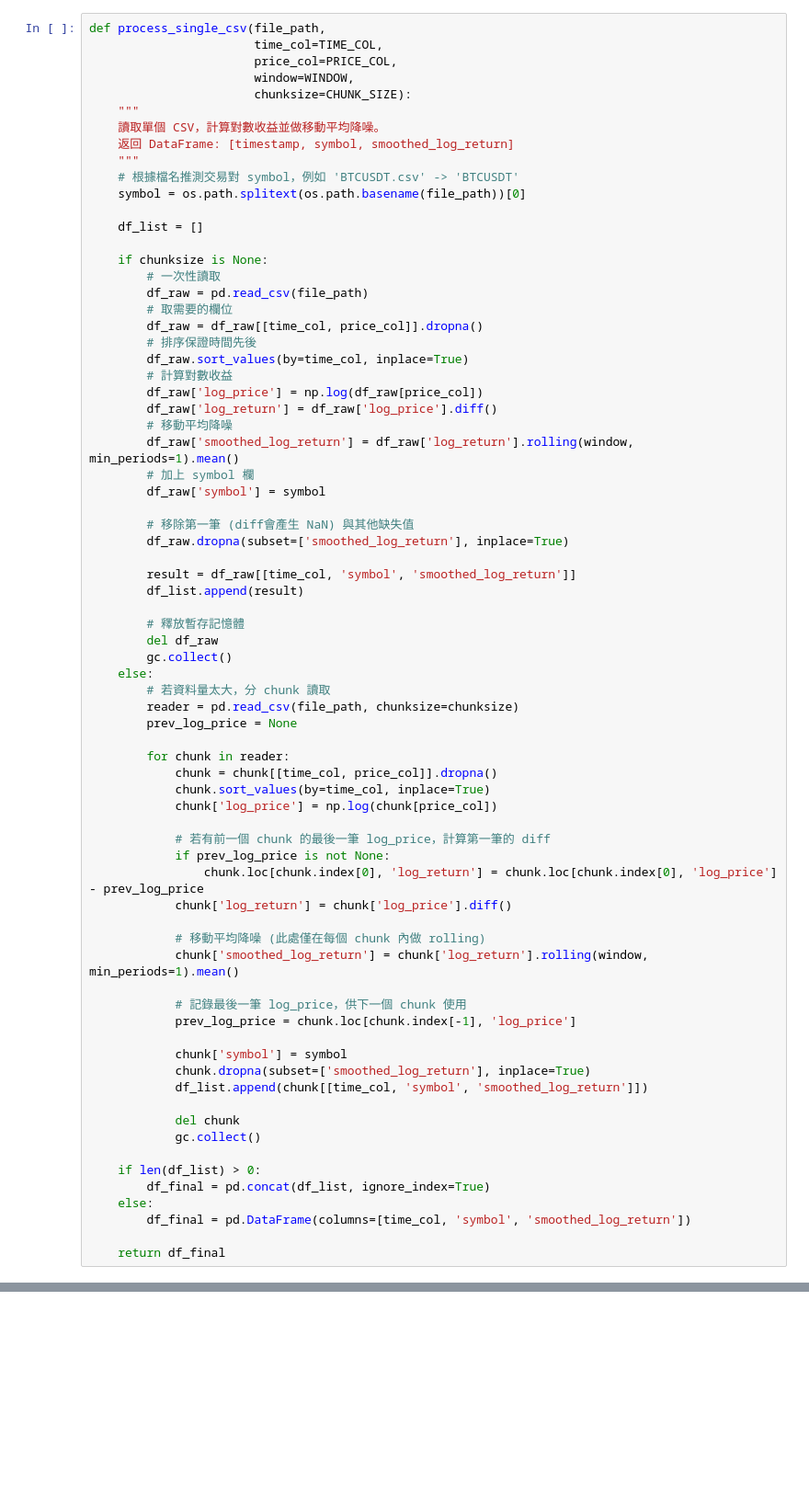
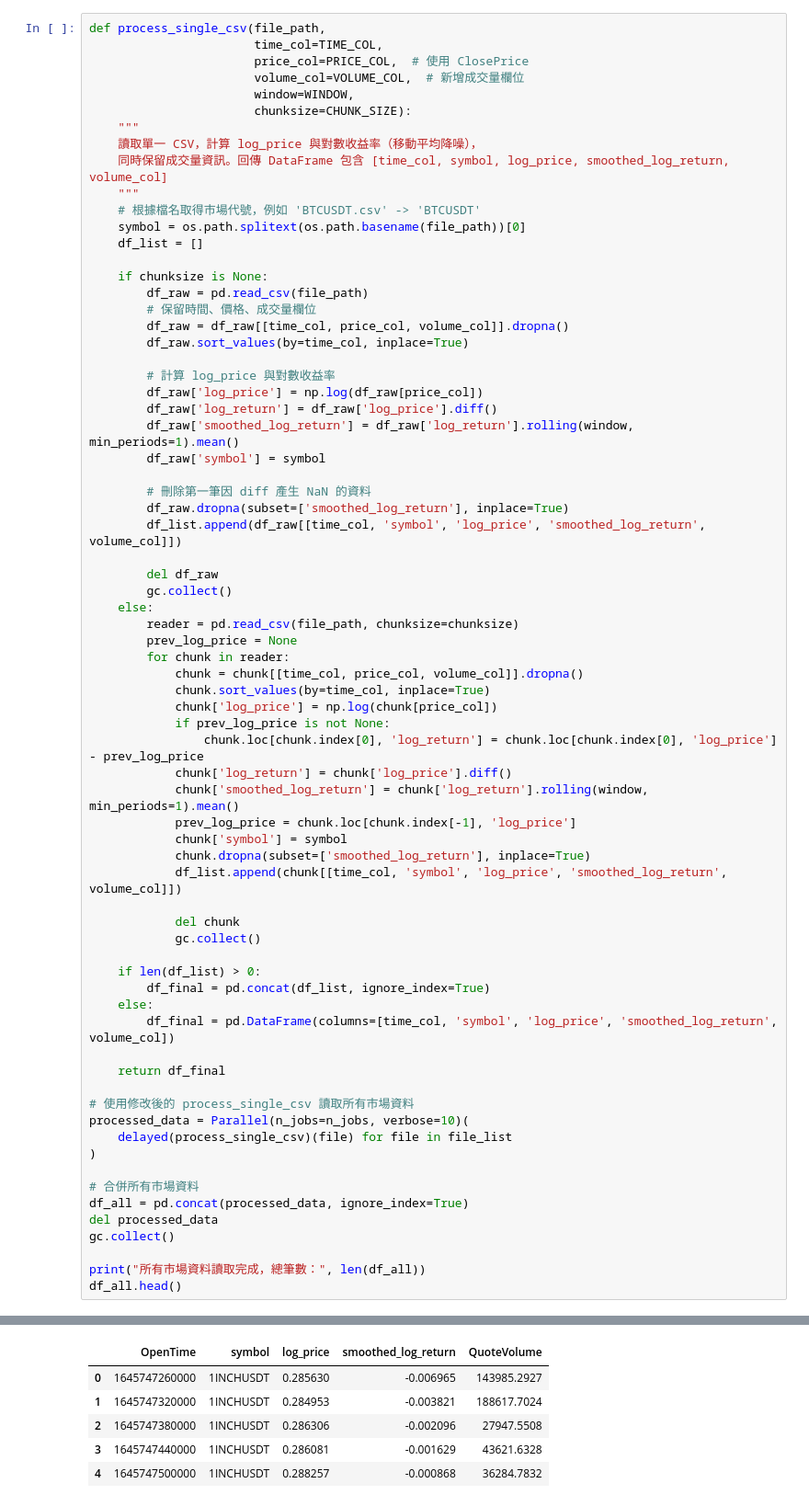
Before and after one commit to ChengYen-Tang/Crypto, a Jupyter notebook: statistics_arb/grouping.ipynb, the cells around one changed output, grey strips where cells are left out. Shown at 92% size. Saved outputs shown, nothing was run; the diff lists cells and outputs as text; blank space fills up the shorter version.

```diff
--- a/statistics_arb/grouping.ipynb
+++ b/statistics_arb/grouping.ipynb
@@ -73,66 +42,51 @@ def process_average_volume(file_path,
 # %%
 def process_single_csv(file_path,
                        time_col=TIME_COL,
-                       price_col=PRICE_COL,
+                       price_col=PRICE_COL,  # 使用 ClosePrice
+                       volume_col=VOLUME_COL,  # 新增成交量欄位
                        window=WINDOW,
                        chunksize=CHUNK_SIZE):
     """
-    讀取單個 CSV，計算對數收益並做移動平均降噪。
-    返回 DataFrame: [timestamp, symbol, smoothed_log_return]
+    讀取單一 CSV，計算 log_price 與對數收益率（移動平均降噪），
+    同時保留成交量資訊。回傳 DataFrame 包含 [time_col, symbol, log_price, smoothed_log_return, volume_col]
     """
-    # 根據檔名推測交易對 symbol，例如 'BTCUSDT.csv' -> 'BTCUSDT'
+    # 根據檔名取得市場代號，例如 'BTCUSDT.csv' -> 'BTCUSDT'
     symbol = os.path.splitext(os.path.basename(file_path))[0]
-
     df_list = []
 
     if chunksize is None:
-        # 一次性讀取
         df_raw = pd.read_csv(file_path)
-        # 取需要的欄位
-        df_raw = df_raw[[time_col, price_col]].dropna()
-        # 排序保證時間先後
+        # 保留時間、價格、成交量欄位
+        df_raw = df_raw[[time_col, price_col, volume_col]].dropna()
         df_raw.sort_values(by=time_col, inplace=True)
-        # 計算對數收益
+
+        # 計算 log_price 與對數收益率
         df_raw['log_price'] = np.log(df_raw[price_col])
         df_raw['log_return'] = df_raw['log_price'].diff()
-        # 移動平均降噪
         df_raw['smoothed_log_return'] = df_raw['log_return'].rolling(window, min_periods=1).mean()
-        # 加上 symbol 欄
         df_raw['symbol'] = symbol
 
-        # 移除第一筆 (diff會產生 NaN) 與其他缺失值
+        # 刪除第一筆因 diff 產生 NaN 的資料
         df_raw.dropna(subset=['smoothed_log_return'], inplace=True)
+        df_list.append(df_raw[[time_col, 'symbol', 'log_price', 'smoothed_log_return', volume_col]])
 
-        result = df_raw[[time_col, 'symbol', 'smoothed_log_return']]
-        df_list.append(result)
-
-        # 釋放暫存記憶體
         del df_raw
         gc.collect()
     else:
-        # 若資料量太大，分 chunk 讀取
         reader = pd.read_csv(file_path, chunksize=chunksize)
         prev_log_price = None
-
         for chunk in reader:
-            chunk = chunk[[time_col, price_col]].dropna()
+            chunk = chunk[[time_col, price_col, volume_col]].dropna()
             chunk.sort_values(by=time_col, inplace=True)
             chunk['log_price'] = np.log(chunk[price_col])
-
-            # 若有前一個 chunk 的最後一筆 log_price，計算第一筆的 diff
             if prev_log_price is not None:
                 chunk.loc[chunk.index[0], 'log_return'] = chunk.loc[chunk.index[0], 'log_price'] - prev_log_price
             chunk['log_return'] = chunk['log_price'].diff()
-
-            # 移動平均降噪 (此處僅在每個 chunk 內做 rolling)
             chunk['smoothed_log_return'] = chunk['log_return'].rolling(window, min_periods=1).mean()
-
-            # 記錄最後一筆 log_price，供下一個 chunk 使用
             prev_log_price = chunk.loc[chunk.index[-1], 'log_price']
-
             chunk['symbol'] = symbol
             chunk.dropna(subset=['smoothed_log_return'], inplace=True)
-            df_list.append(chunk[[time_col, 'symbol', 'smoothed_log_return']])
+            df_list.append(chunk[[time_col, 'symbol', 'log_price', 'smoothed_log_return', volume_col]])
 
             del chunk
             gc.collect()
@@ -140,6 +94,20 @@ def process_single_csv(file_path,
     if len(df_list) > 0:
         df_final = pd.concat(df_list, ignore_index=True)
     else:
-        df_final = pd.DataFrame(columns=[time_col, 'symbol', 'smoothed_log_return'])
+        df_final = pd.DataFrame(columns=[time_col, 'symbol', 'log_price', 'smoothed_log_return', volume_col])
 
     return df_final
+
+# 使用修改後的 process_single_csv 讀取所有市場資料
+processed_data = Parallel(n_jobs=n_jobs, verbose=10)(
+    delayed(process_single_csv)(file) for file in file_list
+)
+
+# 合併所有市場資料
+df_all = pd.concat(processed_data, ignore_index=True)
+del processed_data
+gc.collect()
+
+print("所有市場資料讀取完成，總筆數：", len(df_all))
+df_all.head()
+# %% [output]
@@ -145,0 +131,6 @@ def process_single_csv(file_path,
+|  | OpenTime | symbol | log_price | smoothed_log_return | QuoteVolume |
+| 0 | 1645747260000 | 1INCHUSDT | 0.285630 | -0.006965 | 143985.2927 |
+| 1 | 1645747320000 | 1INCHUSDT | 0.284953 | -0.003821 | 188617.7024 |
+| 2 | 1645747380000 | 1INCHUSDT | 0.286306 | -0.002096 | 27947.5508 |
+| 3 | 1645747440000 | 1INCHUSDT | 0.286081 | -0.001629 | 43621.6328 |
+| 4 | 1645747500000 | 1INCHUSDT | 0.288257 | -0.000868 | 36284.7832 |
```
Also changed, not shown: parts of 16 cells of this notebook.
